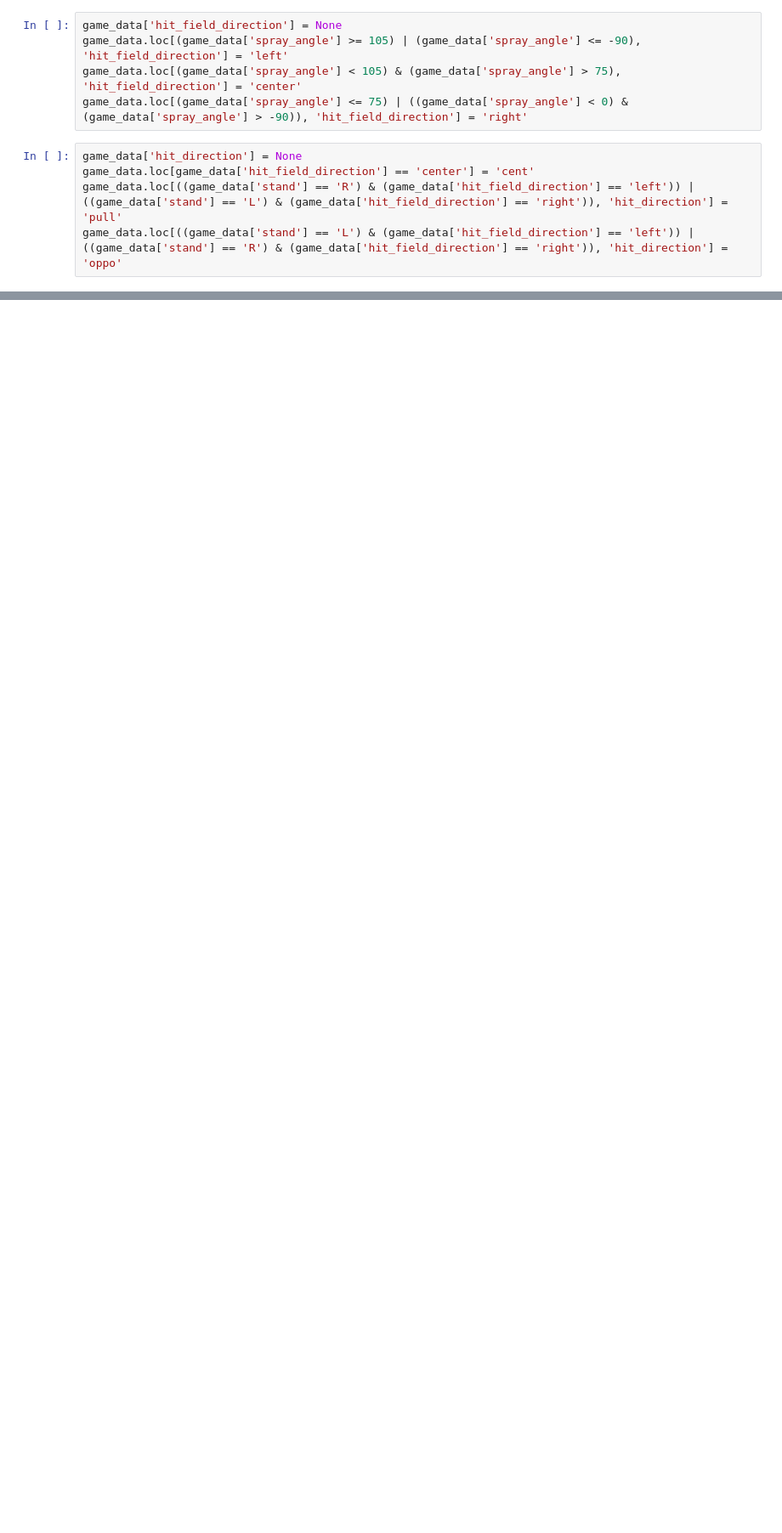
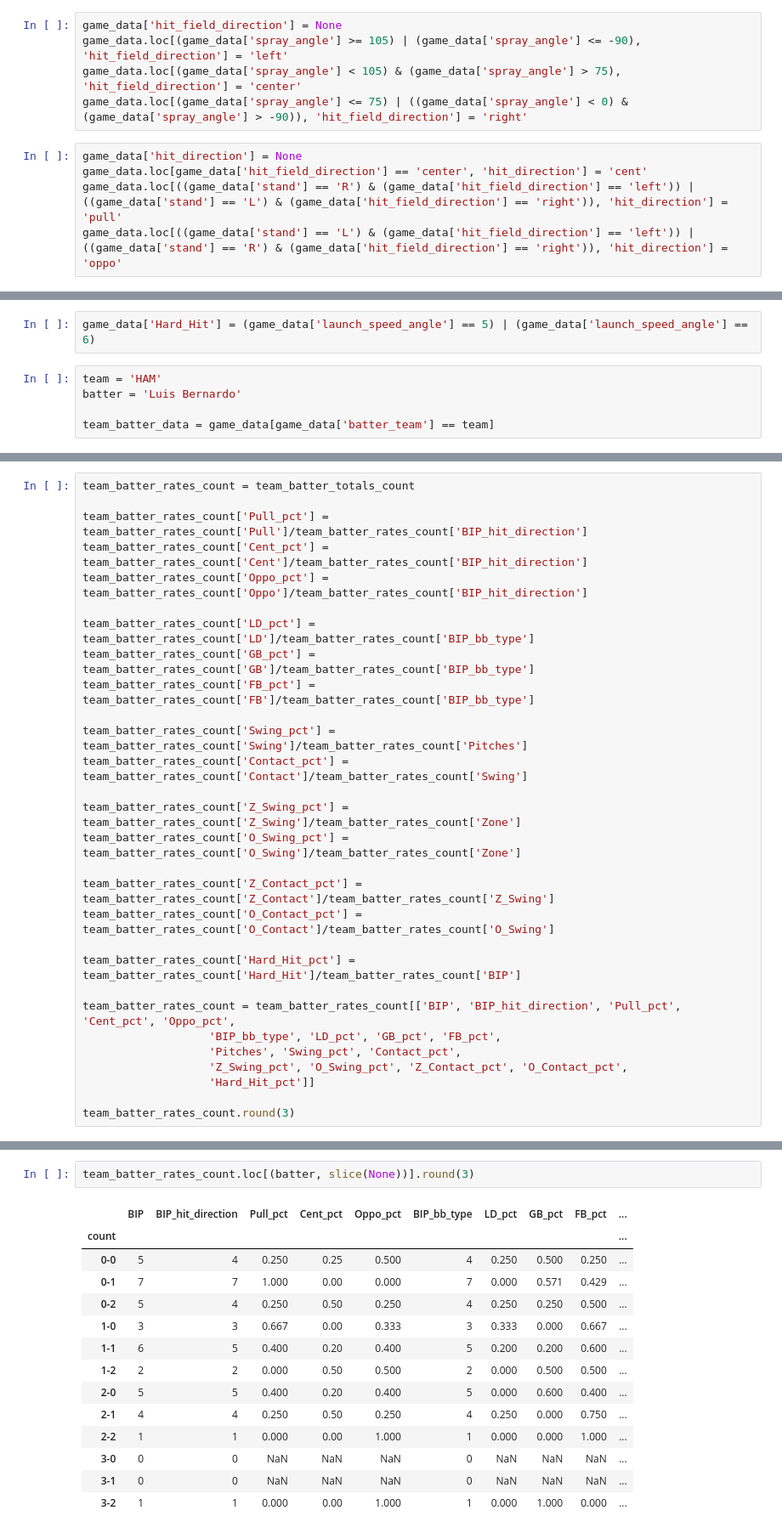
Before and after one commit to jackhinde/baycats, a Jupyter notebook: batter_report_helper.ipynb, the cells around one changed output, grey strips where cells are left out. Shown at 85% size. Drawn from its saved outputs; the diff is of its cells as text; blank space fills up the shorter version.

Commit message:
Adds batted ball and plate discipline tables to batter helper. Edits scraper to handle substitutions of players with non FirstName LastName names.

```diff
--- a/batter_report_helper.ipynb
+++ b/batter_report_helper.ipynb
@@ -74,7 +87,7 @@ game_data.loc[(game_data['spray_angle'] < 105) & (game_data['spray_angle'] > 75)
 game_data.loc[(game_data['spray_angle'] <= 75) | ((game_data['spray_angle'] < 0) & (game_data['spray_angle'] > -90)), 'hit_field_direction'] = 'right'
 # %%
 game_data['hit_direction'] = None
-game_data.loc[game_data['hit_field_direction'] == 'center'] = 'cent'
+game_data.loc[game_data['hit_field_direction'] == 'center', 'hit_direction'] = 'cent'
 game_data.loc[((game_data['stand'] == 'R') & (game_data['hit_field_direction'] == 'left')) | ((game_data['stand'] == 'L') & (game_data['hit_field_direction'] == 'right')), 'hit_direction'] = 'pull'
 game_data.loc[((game_data['stand'] == 'L') & (game_data['hit_field_direction'] == 'left')) | ((game_data['stand'] == 'R') & (game_data['hit_field_direction'] == 'right')), 'hit_direction'] = 'oppo'
 # %%
@@ -91,0 +144,7 @@ game_data['oppo'] = game_data['oppo'].replace({True: 1, False: 0})
+# %%
+game_data['Hard_Hit'] = (game_data['launch_speed_angle'] == 5) | (game_data['launch_speed_angle'] == 6)
+# %%
+team = 'HAM'
+batter = 'Luis Bernardo'
+
+team_batter_data = game_data[game_data['batter_team'] == team]
@@ -91,0 +397,29 @@ game_data['oppo'] = game_data['oppo'].replace({True: 1, False: 0})
+# %%
+team_batter_rates_count = team_batter_totals_count
+
+team_batter_rates_count['Pull_pct'] = team_batter_rates_count['Pull']/team_batter_rates_count['BIP_hit_direction']
+team_batter_rates_count['Cent_pct'] = team_batter_rates_count['Cent']/team_batter_rates_count['BIP_hit_direction']
+team_batter_rates_count['Oppo_pct'] = team_batter_rates_count['Oppo']/team_batter_rates_count['BIP_hit_direction']
+
+team_batter_rates_count['LD_pct'] = team_batter_rates_count['LD']/team_batter_rates_count['BIP_bb_type']
+team_batter_rates_count['GB_pct'] = team_batter_rates_count['GB']/team_batter_rates_count['BIP_bb_type']
+team_batter_rates_count['FB_pct'] = team_batter_rates_count['FB']/team_batter_rates_count['BIP_bb_type']
+
+team_batter_rates_count['Swing_pct'] = team_batter_rates_count['Swing']/team_batter_rates_count['Pitches']
+team_batter_rates_count['Contact_pct'] = team_batter_rates_count['Contact']/team_batter_rates_count['Swing']
+
+team_batter_rates_count['Z_Swing_pct'] = team_batter_rates_count['Z_Swing']/team_batter_rates_count['Zone']
+team_batter_rates_count['O_Swing_pct'] = team_batter_rates_count['O_Swing']/team_batter_rates_count['Zone']
+
+team_batter_rates_count['Z_Contact_pct'] = team_batter_rates_count['Z_Contact']/team_batter_rates_count['Z_Swing']
+team_batter_rates_count['O_Contact_pct'] = team_batter_rates_count['O_Contact']/team_batter_rates_count['O_Swing']
+
+team_batter_rates_count['Hard_Hit_pct'] = team_batter_rates_count['Hard_Hit']/team_batter_rates_count['BIP']
+
+team_batter_rates_count = team_batter_rates_count[['BIP', 'BIP_hit_direction', 'Pull_pct', 'Cent_pct', 'Oppo_pct',
+                   'BIP_bb_type', 'LD_pct', 'GB_pct', 'FB_pct',
+                   'Pitches', 'Swing_pct', 'Contact_pct',
+                   'Z_Swing_pct', 'O_Swing_pct', 'Z_Contact_pct', 'O_Contact_pct',
+                   'Hard_Hit_pct']]
+
+team_batter_rates_count.round(3)
@@ -91,0 +441,17 @@ game_data['oppo'] = game_data['oppo'].replace({True: 1, False: 0})
+# %%
+team_batter_rates_count.loc[(batter, slice(None))].round(3)
+# %% [output]
+|  | BIP | BIP_hit_direction | Pull_pct | Cent_pct | Oppo_pct | BIP_bb_type | LD_pct | GB_pct | FB_pct | ... |
+| count |  |  |  |  |  |  |  |  |  | ... |
+| 0-0 | 5 | 4 | 0.250 | 0.25 | 0.500 | 4 | 0.250 | 0.500 | 0.250 | ... |
+| 0-1 | 7 | 7 | 1.000 | 0.00 | 0.000 | 7 | 0.000 | 0.571 | 0.429 | ... |
+| 0-2 | 5 | 4 | 0.250 | 0.50 | 0.250 | 4 | 0.250 | 0.250 | 0.500 | ... |
+| 1-0 | 3 | 3 | 0.667 | 0.00 | 0.333 | 3 | 0.333 | 0.000 | 0.667 | ... |
+| 1-1 | 6 | 5 | 0.400 | 0.20 | 0.400 | 5 | 0.200 | 0.200 | 0.600 | ... |
+| 1-2 | 2 | 2 | 0.000 | 0.50 | 0.500 | 2 | 0.000 | 0.500 | 0.500 | ... |
+| 2-0 | 5 | 5 | 0.400 | 0.20 | 0.400 | 5 | 0.000 | 0.600 | 0.400 | ... |
+| 2-1 | 4 | 4 | 0.250 | 0.50 | 0.250 | 4 | 0.250 | 0.000 | 0.750 | ... |
+| 2-2 | 1 | 1 | 0.000 | 0.00 | 1.000 | 1 | 0.000 | 0.000 | 1.000 | ... |
+| 3-0 | 0 | 0 | NaN | NaN | NaN | 0 | NaN | NaN | NaN | ... |
+| 3-1 | 0 | 0 | NaN | NaN | NaN | 0 | NaN | NaN | NaN | ... |
+| 3-2 | 1 | 1 | 0.000 | 0.00 | 1.000 | 1 | 0.000 | 1.000 | 0.000 | ... |
```
Also changed, not shown: parts of 20 cells of this notebook, 4 other files.
